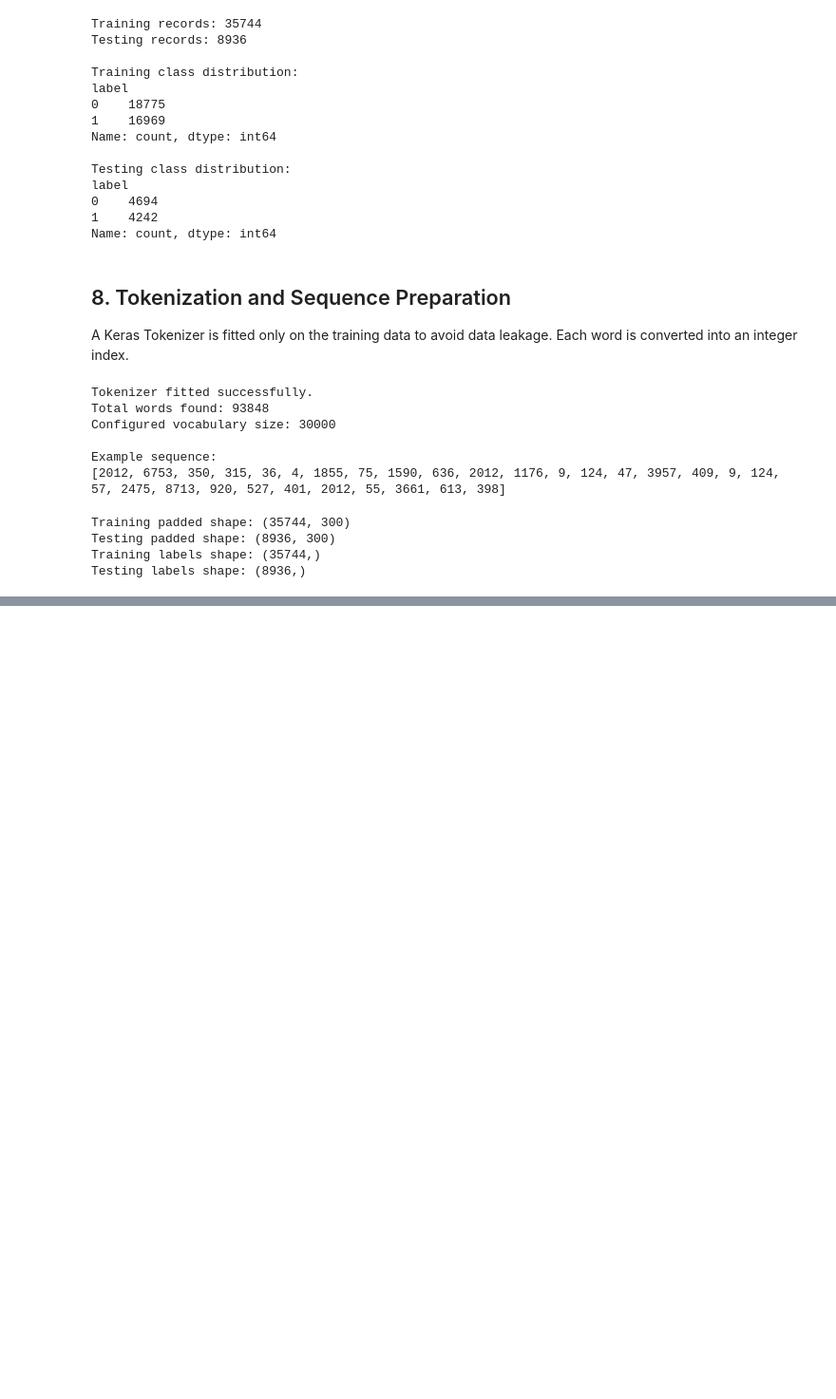
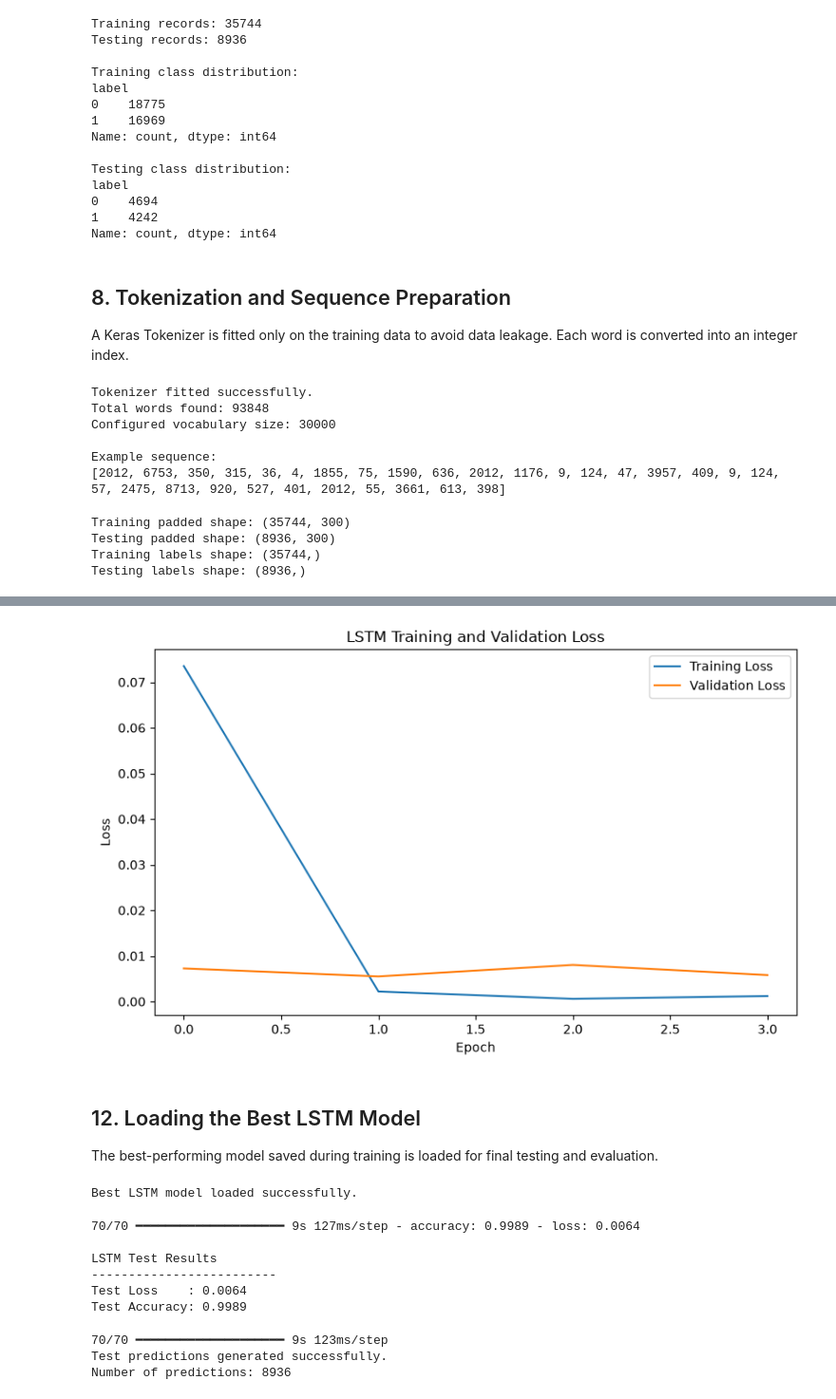
Before and after one commit to Tiwanka0312/NLP_Group_39, a Jupyter notebook: notebooks/06_lstm.ipynb, the cells around one changed output, grey strips where cells are left out. Shown at 95% size. Cells and saved outputs as stored; diff of their text form; code cells hidden in the pictures; blank space fills up the shorter version.

```diff
--- a/notebooks/06_lstm.ipynb
+++ b/notebooks/06_lstm.ipynb
@@ -491,0 +706,67 @@ Testing labels shape: (8936,)
+# %%
+plt.figure(figsize=(8, 5))
+
+plt.plot(
+    history.history["loss"],
+    label="Training Loss"
+)
+
+plt.plot(
+    history.history["val_loss"],
+    label="Validation Loss"
+)
+
+plt.title("LSTM Training and Validation Loss")
+plt.xlabel("Epoch")
+plt.ylabel("Loss")
+plt.legend()
+plt.tight_layout()
+plt.show()
+# %% [output]
+[figure, added]
+# %% [markdown]
+## 12. Loading the Best LSTM Model
+
+The best-performing model saved during training is loaded for final testing and evaluation.
+# %%
+best_lstm_model = tf.keras.models.load_model(
+    checkpoint_path
+)
+
+print("Best LSTM model loaded successfully.")
+# %% [output]
+Best LSTM model loaded successfully.
+# %%
+test_loss, test_accuracy = best_lstm_model.evaluate(
+    X_test_padded,
+    y_test_array,
+    batch_size=128,
+    verbose=1
+)
+
+print("\nLSTM Test Results")
+print("-------------------------")
+print(f"Test Loss    : {test_loss:.4f}")
+print(f"Test Accuracy: {test_accuracy:.4f}")
+# %% [output]
+70/70 ━━━━━━━━━━━━━━━━━━━━ 9s 127ms/step - accuracy: 0.9989 - loss: 0.0064
+
+LSTM Test Results
+-------------------------
+Test Loss    : 0.0064
+Test Accuracy: 0.9989
+# %%
+y_probability = best_lstm_model.predict(
+    X_test_padded,
+    batch_size=128,
+    verbose=1
+).ravel()
+
+y_pred = (y_probability >= 0.5).astype(int)
+
+print("Test predictions generated successfully.")
+print("Number of predictions:", len(y_pred))
+# %% [output]
+70/70 ━━━━━━━━━━━━━━━━━━━━ 9s 123ms/step
+Test predictions generated successfully.
+Number of predictions: 8936
```
Also changed, not shown: parts of 20 cells of this notebook, 6 other files.
